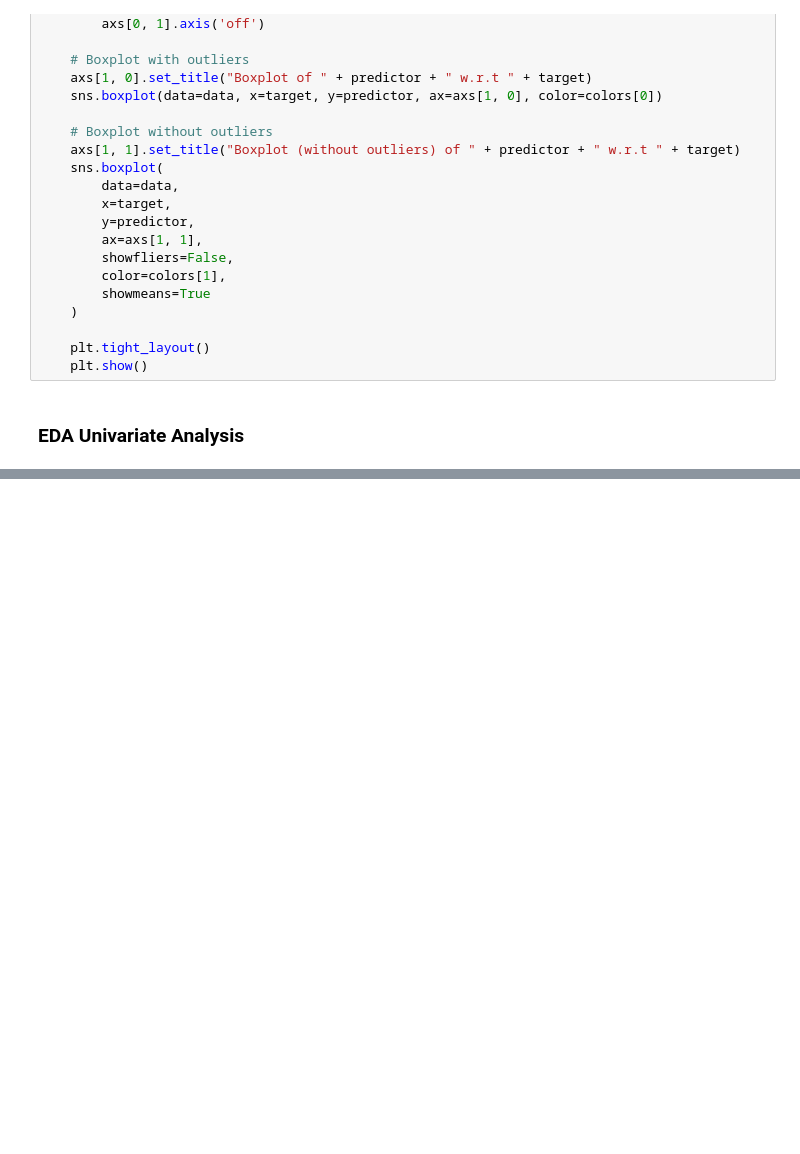
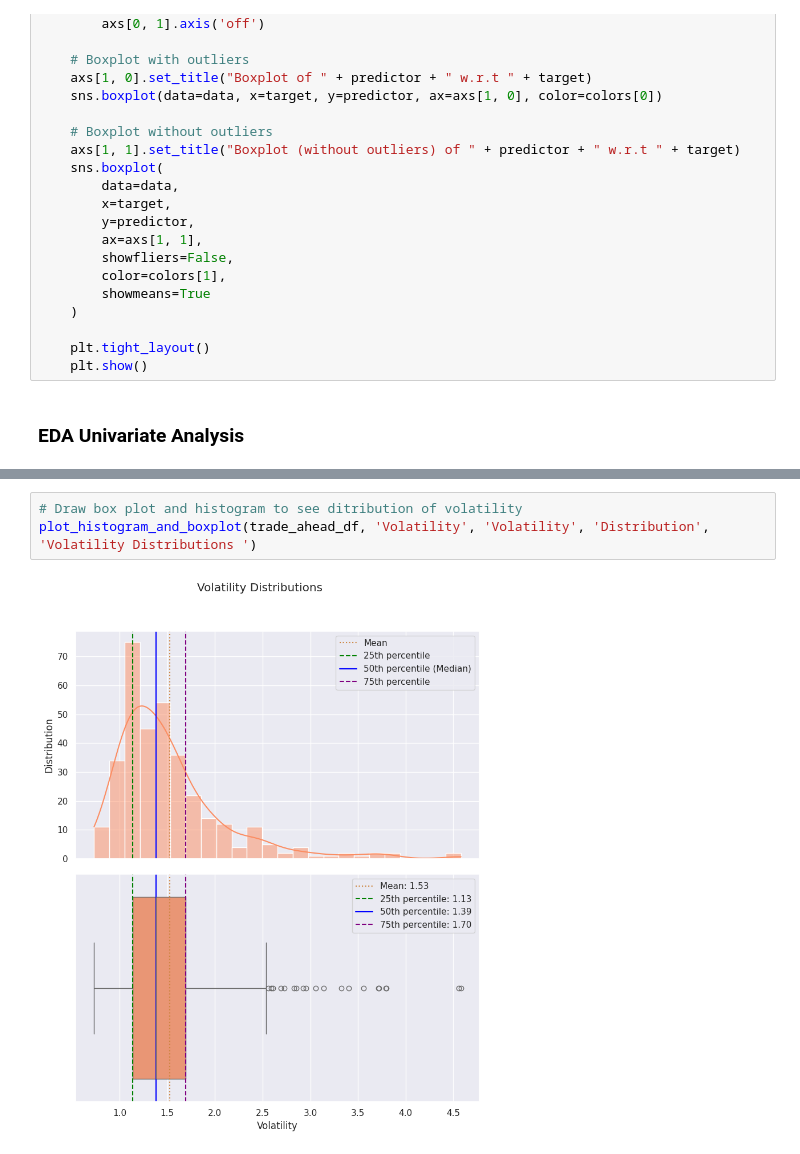
Before and after one commit to Rajesh2015/Trade-Ahead-Prediction, a Jupyter notebook: trade-ahead-solution.ipynb, the cells around one changed output, grey strips where cells are left out. Saved outputs shown, nothing was run; the diff lists cells and outputs as text; blank space fills up the shorter version.

```diff
--- a/trade-ahead-solution.ipynb
+++ b/trade-ahead-solution.ipynb
@@ -790,0 +809,5 @@ def distribution_plot_wrt_target(data, predictor, target, xlabel1=None, xlabel2=
+# %%
+# Draw box plot and histogram to see ditribution of volatility
+plot_histogram_and_boxplot(trade_ahead_df, 'Volatility', 'Volatility', 'Distribution', 'Volatility Distributions ')
+# %% [output]
+[figure, added]
```
Also changed, not shown: parts of 4 cells of this notebook.
